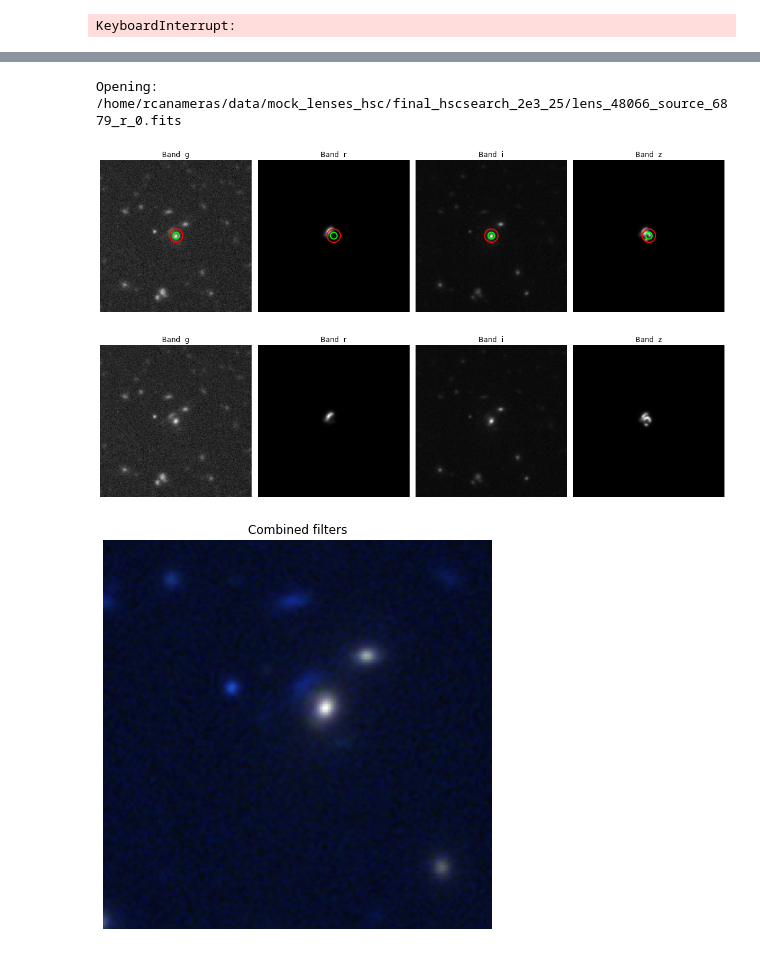
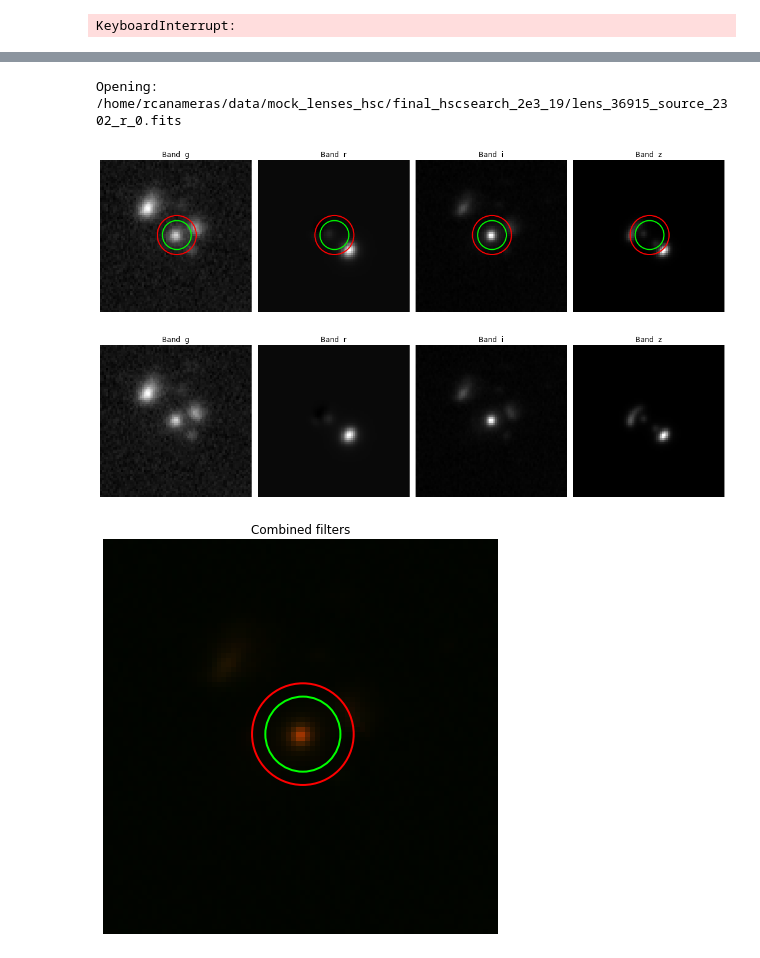
Before and after one commit to matthbatt/Deep-learning-gravitational-lensing, a Jupyter notebook: lensing_UNet_ResNet.ipynb, the cells around one changed output, grey strips where cells are left out. Saved outputs shown, nothing was run; the diff lists cells and outputs as text; code cells hidden in the pictures.

```diff
--- a/lensing_UNet_ResNet.ipynb
+++ b/lensing_UNet_ResNet.ipynb
@@ -356,7 +356,7 @@ device = torch.device("cuda" if torch.cuda.is_available() else "cpu")
 model = model.to(device)
 optimizer = optim.Adam(model.parameters(), lr=1e-5)
 
-checkpoint = torch.load(f"{model.model_name}_10.pth", map_location=device)
+checkpoint = torch.load(f"{model.model_name}_12.pth", map_location=device)
 
 model.load_state_dict(checkpoint["model"])
 optimizer.load_state_dict(checkpoint["optimizer"])
@@ -476,7 +476,7 @@ with torch.no_grad():
         signal_batch = out_lens.sum(dim=(-1, -2))
         Signal_p.append(signal_batch.cpu())
 
-        signal_batch = xb.sum(dim=(-1, -2))
+        signal_batch = xout.sum(dim=(-1, -2))
         Signal_t.append(signal_batch.cpu())
 
 # concatenate all batches
@@ -859,5 +866,8 @@ plt.show()
 # %%
-dr = pd.DataFrame({'true' : y_true_denorm[:,0], 'pred' : y_pred_denorm[:,0]})
-dr['res'] = abs(dr['true'] - dr['pred'])
+i = 3
+names = ["r_Einstein", "gamma1", "gamma2", "ex", "ey"]
+
+dr = pd.DataFrame({f'true {names[i]}' : y_true_denorm[:,i], f'pred {names[i]}' : y_pred_denorm[:,i]})
+dr['res'] = abs(dr[f'true {names[i]}'] - dr[f'pred {names[i]}'])
 dr.sort_values(by = 'res')
 # %% [output]
@@ -909,10 +887,8 @@ df_sample
 # %%
-pos = 6202
+pos = 8392
 cus = y_true_denorm[pos,0]
 # loc = df_sample[df_sample.r_Einstein.round(7) == round(true_value[0],7)].location.values[0] # 2.15571801
 loc = df_sample[df_sample.r_Einstein.round(6) == round(y_true_denorm[pos,0],6)].location.values[0] # 2.15571801
-x = df_sample[df_sample.r_Einstein.round(6) == round(y_true_denorm[pos,0],6)].x_source.values[0]
-y = df_sample[df_sample.r_Einstein.round(6) == round(y_true_denorm[pos,0],6)].y_source.values[0]
 # %%
 from astropy.io import fits
 import matplotlib.pyplot as plt
@@ -930,17 +906,15 @@ with fits.open(file) as hdul:
 fig, axes = plt.subplots(1, 4, figsize=(15, 10))
 bandes = ['g', 'r', 'i', 'z']
 
-w1, w2 = 40, 180 # image will be of dimension w2-w1 x w2-w1
+w1, w2 = 80, 160 # image will be of dimension w2-w1 x w2-w1
 
 for ax, img, idx in zip(axes.ravel(), images, range(1, len(images)+1, 2)):
-#     img = img[w1:w2,w1:w2]
+    img = img[w1:-w1,w1:-w1]
     im = ax.imshow(img, origin='lower', cmap='gray')
 #     fig.colorbar(im, ax=ax)
     ax.set_title(f"Band  {bandes[idx//2]}")
     ax.axis('off')
-    # Coordinates of the center (adapt if needed)
     H, W = img.shape
-#     cx, cy = W/2 + x/0.168 * 1.57, H/2 + y/0.168*1.57
     cx, cy = W/2, H/2
 
     # True Einstein radius (green)
@@ -958,42 +932,55 @@ plt.show()
 
 fig, axes = plt.subplots(1, 4, figsize=(15, 10))
 bandes = ['g', 'r', 'i', 'z']
-w1, w2 = 40, 180 # image will be of dimension w2-w1 x w2-w1
 for ax, img, idx in zip(axes.ravel(), images, range(1, len(images)+1, 2)):
-#     img = img[w1:w2,w1:w2]
+    img = img[w1:-w1,w1:-w1]
     im = ax.imshow(img, origin='lower', cmap='gray')
 #     fig.colorbar(im, ax=ax)
     ax.set_title(f"Band  {bandes[idx//2]}")
     ax.axis('off')
 plt.tight_layout()
 plt.show()
 
 with fits.open(file) as hdul:
     g = hdul[1].data
     r = hdul[3].data
     i = hdul[5].data
     z = hdul[7].data
 
 R, G, B = i, r, g
 
 def norm(x):
     x = x - np.nanmin(x)
     x = x / np.nanmax(x)
     return x
 
-Rn, Gn, Bn = norm(R)[w1:w2,w1:w2], norm(G)[w1:w2,w1:w2], norm(B)[w1:w2,w1:w2]
+Rn, Gn, Bn = norm(R)[w1:-w1,w1:-w1], norm(G)[w1:-w1,w1:-w1], norm(B)[w1:-w1,w1:-w1]
 
 rgb = np.dstack([Rn, Gn, Bn])
 
 plt.figure(figsize=(6,6))
+ax = plt.gca()                     # get current axes
+
 plt.imshow(rgb, origin='lower')
+H, W = img.shape
+cx, cy = W/2, H/2
+
+# True Einstein radius (green)
+circle_true = plt.Circle((cx, cy), y_true_denorm[pos,0]/0.168,
+                         color='lime', fill=False, linewidth=2)
+ax.add_patch(circle_true)
+
+# Predicted Einstein radius (red)
+circle_pred = plt.Circle((cx, cy), y_pred_denorm[pos,0]/0.168,
+                         color='red', fill=False, linewidth=2)
+ax.add_patch(circle_pred)
+
+plt.title("Combined filters")
+plt.axis('off')
 plt.tight_layout()
-plt.axis('off')
-plt.title("Combined filters")
-# plt.colorbar()
 plt.show()
 # %% [output]
-Opening: /home/rcanameras/data/mock_lenses_hsc/final_hscsearch_2e3_25/lens_48066_source_6879_r_0.fits
+Opening: /home/rcanameras/data/mock_lenses_hsc/final_hscsearch_2e3_19/lens_36915_source_2302_r_0.fits
-[figure, old version]
+[figure, new version]
-[figure, old version]
+[figure, new version]
-[figure, old version]
+[figure, new version]
```
Also changed, not shown: parts of 16 cells of this notebook, 6 other files.
